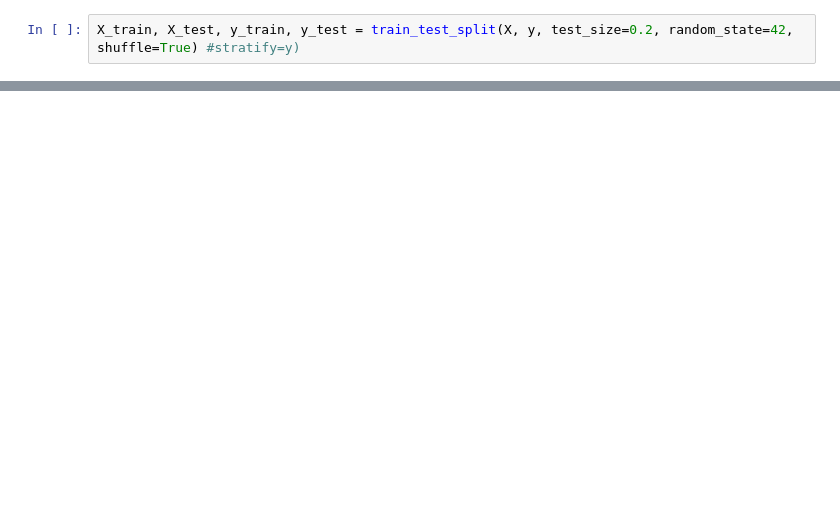
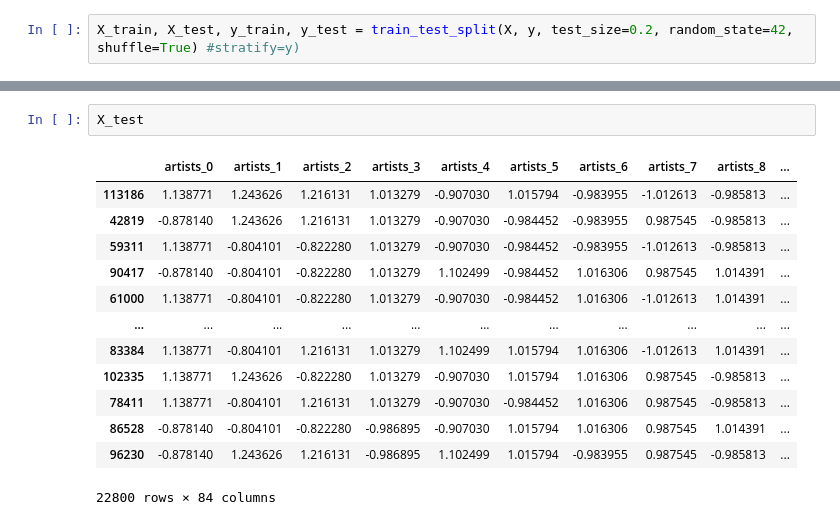
Before and after one commit to nemolino/TrackPopularityPredictor, a Jupyter notebook: notebook.ipynb, the cells around one changed output, grey strips where cells are left out. Cells and saved outputs as stored; diff of their text form; blank space fills up the shorter version.

```diff
--- a/notebook.ipynb
+++ b/notebook.ipynb
@@ -157 +158,17 @@ X_train_numerical
+# %%
+X_test
+# %% [output]
+|  | artists_0 | artists_1 | artists_2 | artists_3 | artists_4 | artists_5 | artists_6 | artists_7 | artists_8 | ... |
+| 113186 | 1.138771 | 1.243626 | 1.216131 | 1.013279 | -0.907030 | 1.015794 | -0.983955 | -1.012613 | -0.985813 | ... |
+| 42819 | -0.878140 | 1.243626 | 1.216131 | 1.013279 | -0.907030 | -0.984452 | -0.983955 | 0.987545 | -0.985813 | ... |
+| 59311 | 1.138771 | -0.804101 | -0.822280 | 1.013279 | -0.907030 | -0.984452 | -0.983955 | -1.012613 | -0.985813 | ... |
+| 90417 | -0.878140 | -0.804101 | -0.822280 | 1.013279 | 1.102499 | -0.984452 | 1.016306 | 0.987545 | 1.014391 | ... |
+| 61000 | 1.138771 | -0.804101 | -0.822280 | 1.013279 | -0.907030 | -0.984452 | 1.016306 | -1.012613 | 1.014391 | ... |
+| ... | ... | ... | ... | ... | ... | ... | ... | ... | ... | ... |
+| 83384 | 1.138771 | -0.804101 | 1.216131 | 1.013279 | 1.102499 | 1.015794 | 1.016306 | -1.012613 | 1.014391 | ... |
+| 102335 | 1.138771 | 1.243626 | -0.822280 | 1.013279 | -0.907030 | 1.015794 | 1.016306 | 0.987545 | -0.985813 | ... |
+| 78411 | 1.138771 | -0.804101 | 1.216131 | 1.013279 | -0.907030 | -0.984452 | 1.016306 | 0.987545 | -0.985813 | ... |
+| 86528 | -0.878140 | -0.804101 | -0.822280 | -0.986895 | -0.907030 | 1.015794 | 1.016306 | 0.987545 | 1.014391 | ... |
+| 96230 | -0.878140 | 1.243626 | 1.216131 | -0.986895 | 1.102499 | 1.015794 | -0.983955 | 0.987545 | -0.985813 | ... |
+22800 rows × 84 columns
 # %%
```
Also changed, not shown: parts of 50 cells of this notebook.
